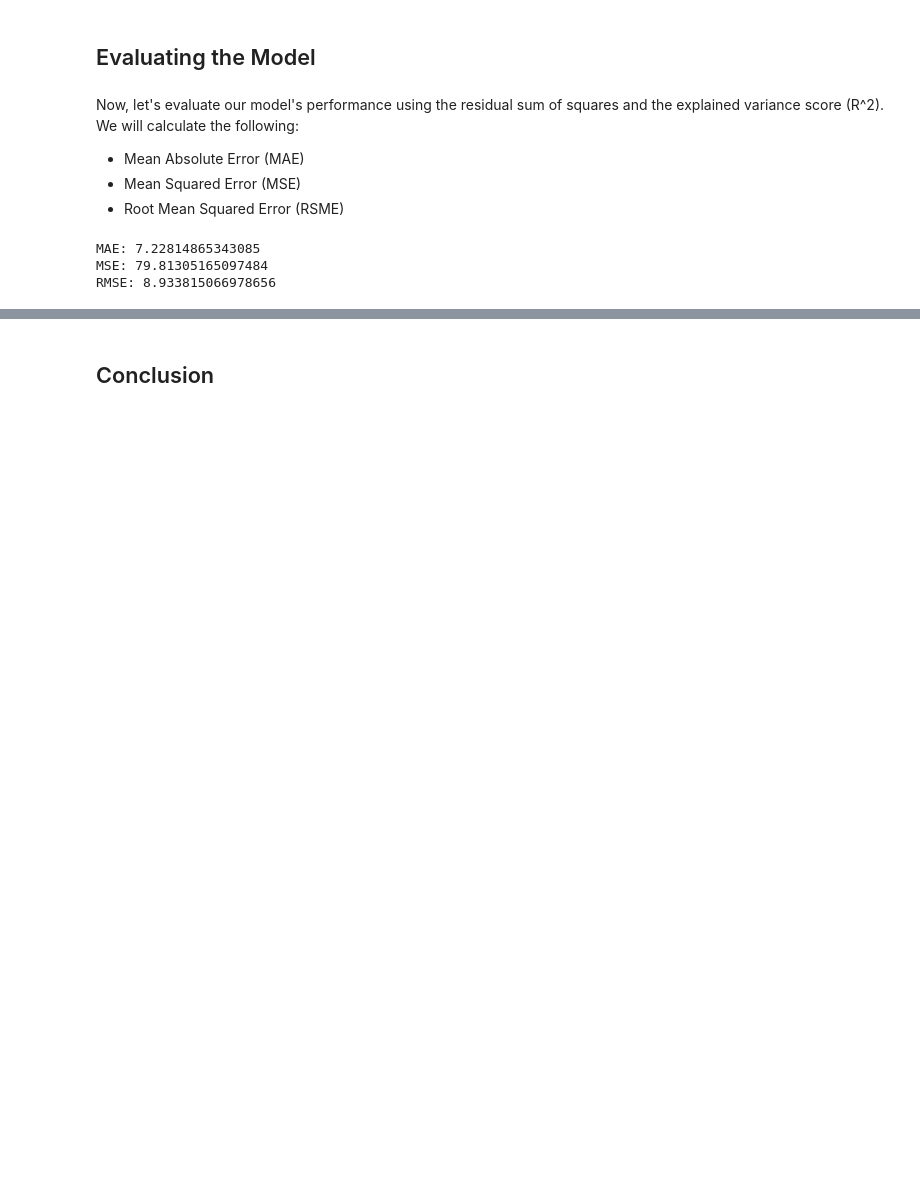
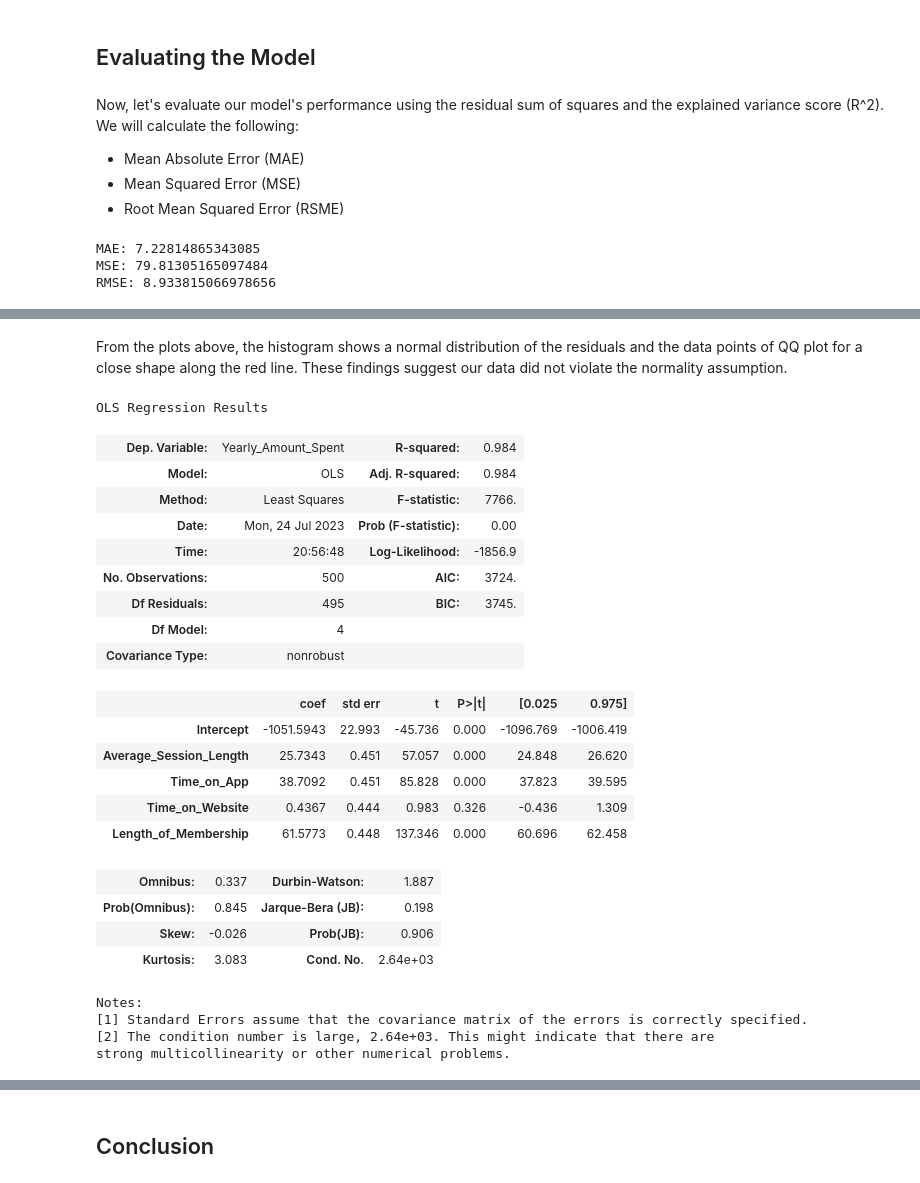
Before and after one commit to Nero103/Project-Linear-Regression-ECommerce, a Jupyter notebook: Linear Regression Project (E-Commerce).ipynb, the cells around one changed output, grey strips where cells are left out. Drawn from its saved outputs; the diff is of its cells as text; code cells hidden in the pictures; blank space fills up the shorter version.

```diff
--- a/Linear Regression Project (E-Commerce).ipynb
+++ b/Linear Regression Project (E-Commerce).ipynb
@@ -219,0 +289,2 @@ sns.histplot(y_test-prediction, kde= True, bins= 50)
+# %% [markdown]
+From the plots above, the histogram shows a normal distribution of the residuals and the data points of QQ plot for a close shape along the red line. These findings suggest our data did not violate the normality assumption.
@@ -219,0 +300,32 @@ sns.histplot(y_test-prediction, kde= True, bins= 50)
+# %%
+# Create the OLS (ordinary least squares) model
+model = ols('Yearly_Amount_Spent ~ Average_Session_Length + Time_on_App + Time_on_Website + Length_of_Membership',
+               data= X2).fit()
+
+# Display model summary
+model.summary()
+# %% [output]
+OLS Regression Results
+| Dep. Variable: | Yearly_Amount_Spent | R-squared: | 0.984 |
+| Model: | OLS | Adj. R-squared: | 0.984 |
+| Method: | Least Squares | F-statistic: | 7766. |
+| Date: | Mon, 24 Jul 2023 | Prob (F-statistic): | 0.00 |
+| Time: | 20:56:48 | Log-Likelihood: | -1856.9 |
+| No. Observations: | 500 | AIC: | 3724. |
+| Df Residuals: | 495 | BIC: | 3745. |
+| Df Model: | 4 |  |  |
+| Covariance Type: | nonrobust |  |  |
+|  | coef | std err | t | P>|t| | [0.025 | 0.975] |
+| Intercept | -1051.5943 | 22.993 | -45.736 | 0.000 | -1096.769 | -1006.419 |
+| Average_Session_Length | 25.7343 | 0.451 | 57.057 | 0.000 | 24.848 | 26.620 |
+| Time_on_App | 38.7092 | 0.451 | 85.828 | 0.000 | 37.823 | 39.595 |
+| Time_on_Website | 0.4367 | 0.444 | 0.983 | 0.326 | -0.436 | 1.309 |
+| Length_of_Membership | 61.5773 | 0.448 | 137.346 | 0.000 | 60.696 | 62.458 |
+| Omnibus: | 0.337 | Durbin-Watson: | 1.887 |
+| Prob(Omnibus): | 0.845 | Jarque-Bera (JB): | 0.198 |
+| Skew: | -0.026 | Prob(JB): | 0.906 |
+| Kurtosis: | 3.083 | Cond. No. | 2.64e+03 |
+Notes:
+[1] Standard Errors assume that the covariance matrix of the errors is correctly specified.
+[2] The condition number is large, 2.64e+03. This might indicate that there are
+strong multicollinearity or other numerical problems.
```
Also changed, not shown: parts of 57 cells of this notebook.
